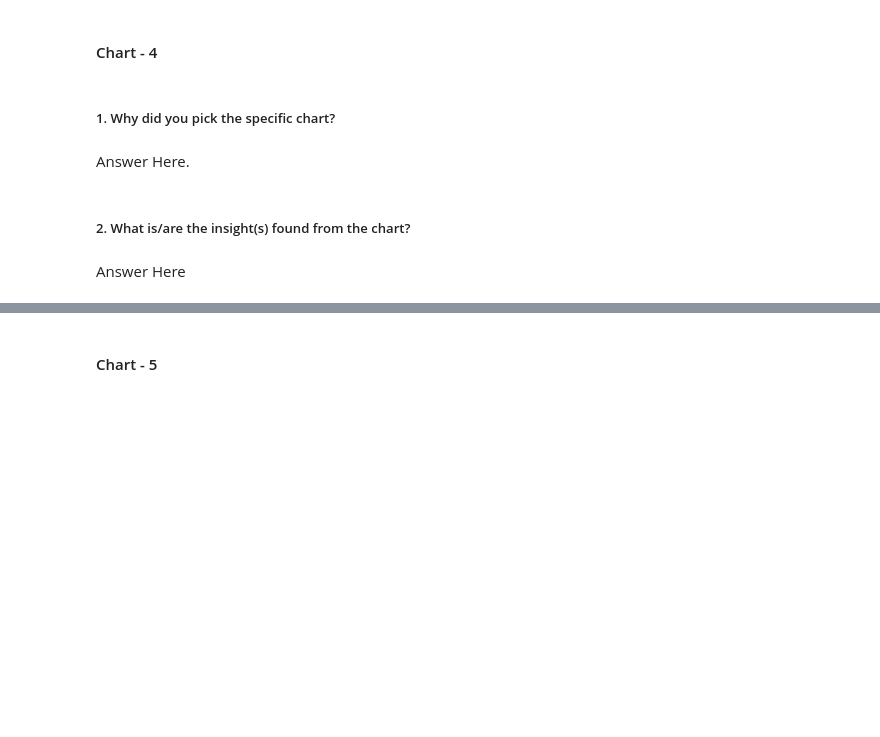
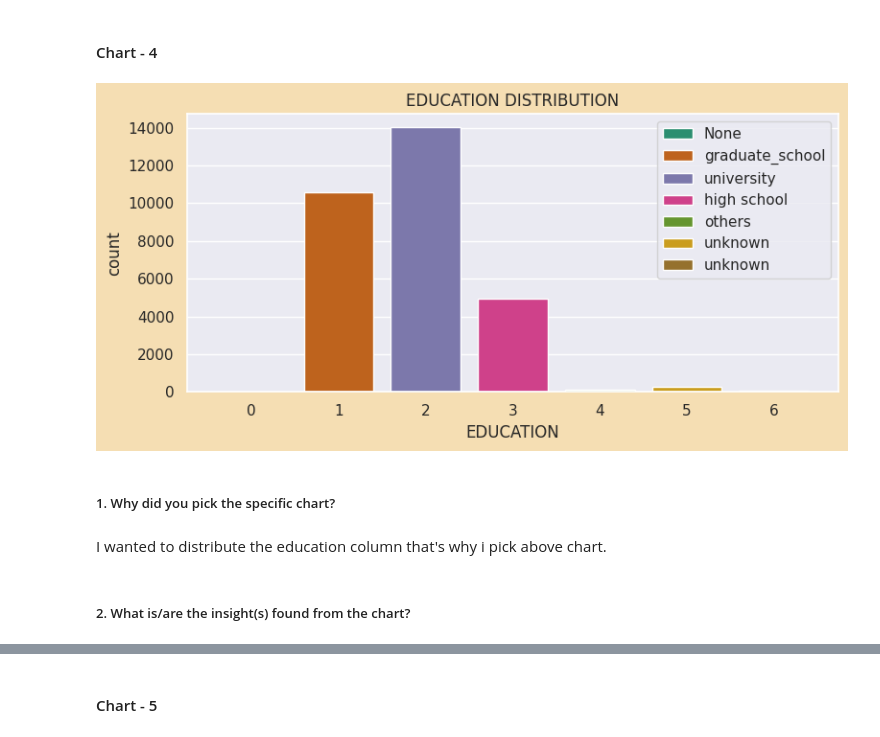
Before and after one commit to hmarathe420/Credit_Card_Default_Prediction, a Jupyter notebook: Credit_Card_Default_Prediction.ipynb, the cells around one changed output, grey strips where cells are left out. Drawn from its saved outputs; the diff is of its cells as text; code cells hidden in the pictures; blank space fills up the shorter version.

```diff
--- a/Credit_Card_Default_Prediction.ipynb
+++ b/Credit_Card_Default_Prediction.ipynb
@@ -394,8 +413,16 @@ Answer Here
+# %%
+# Education Distribution
+plt.figure(figsize =(8,4), facecolor = 'wheat')
+plt.title('EDUCATION DISTRIBUTION')
+sns.countplot(data = df, x = 'EDUCATION', palette='Dark2', label =['None','graduate_school','university','high school','others','unknown','unknown'])
+plt.legend()
+plt.plot()
+plt.show()
+# %% [output]
+[figure, added]
 # %% [markdown]
 ##### 1. Why did you pick the specific chart?
-# %% [markdown]
-Answer Here.
+# %% [markdown]
+I wanted to distribute the education column that's why i pick above chart.
 # %% [markdown]
 ##### 2. What is/are the insight(s) found from the chart?
-# %% [markdown]
-Answer Here
```
Also changed, not shown: parts of 30 cells of this notebook.
